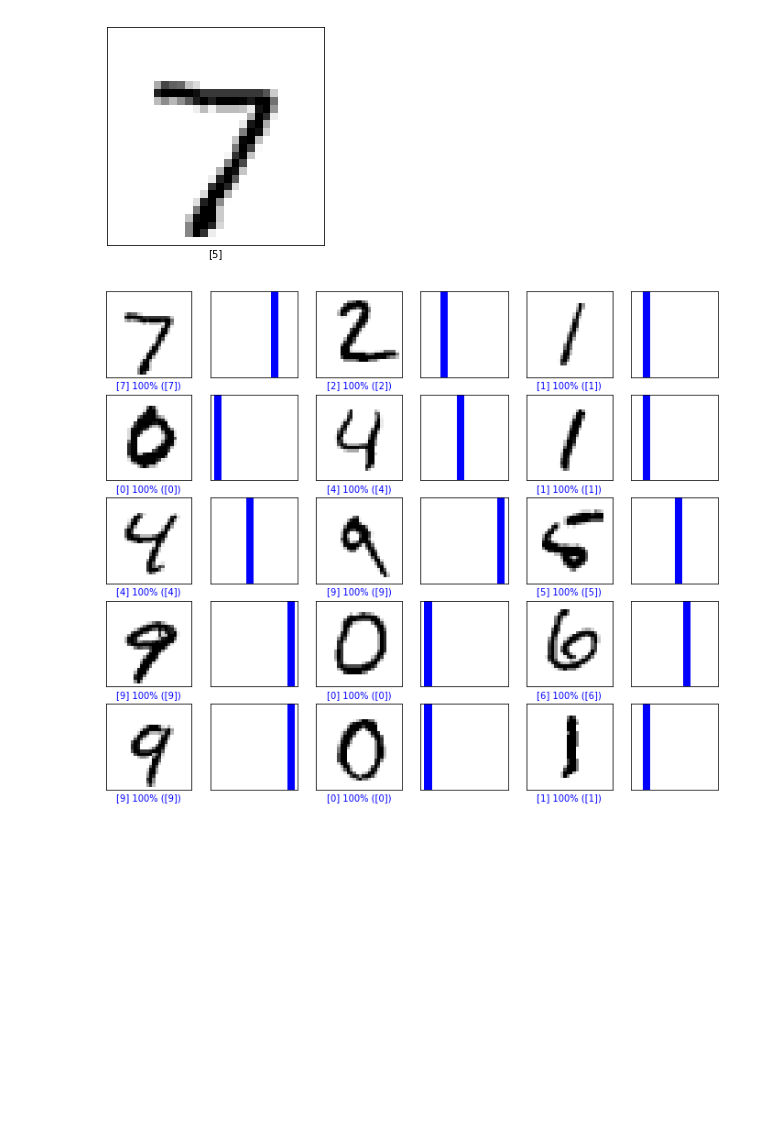
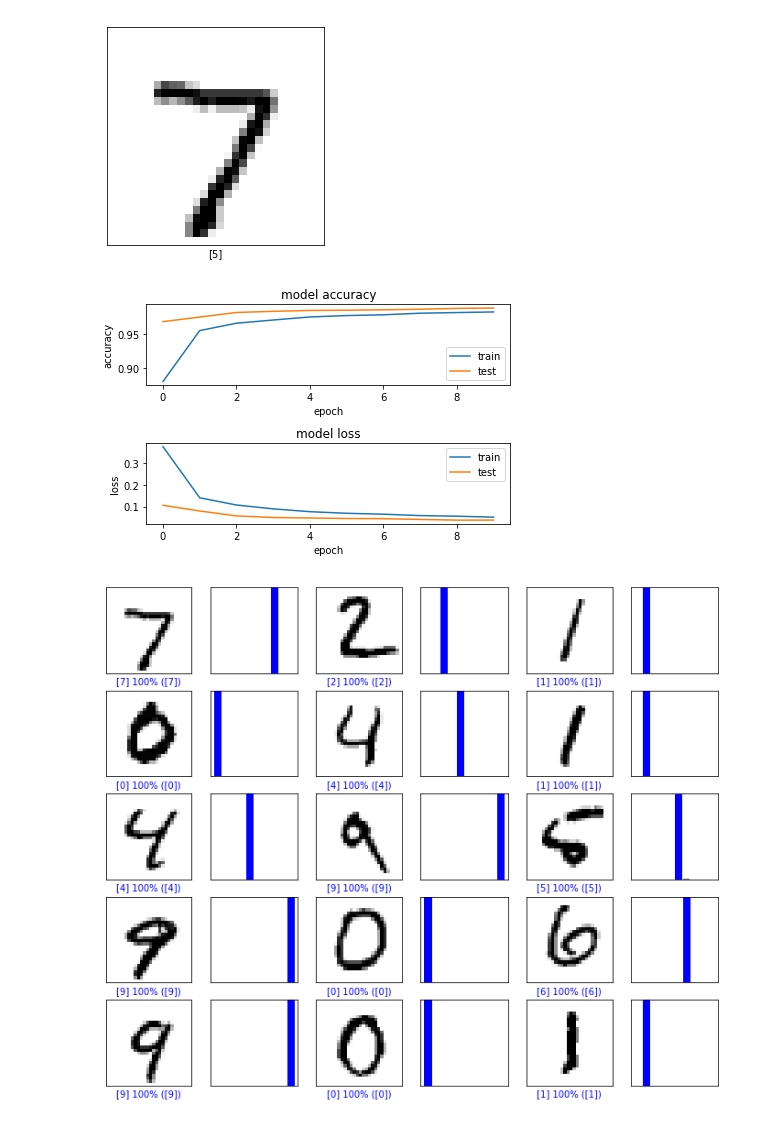
Before and after one commit to NehaCkumari/MNIST-Handwritten-Digit-Recognition-using-CNN, a Jupyter notebook: MNIST_Handwritten_Digit_Recognition_using_CNN.ipynb, the cells around one changed output. Cells and saved outputs as stored; diff of their text form; code cells hidden in the pictures; blank space fills up the shorter version.

```diff
--- a/MNIST_Handwritten_Digit_Recognition_using_CNN.ipynb
+++ b/MNIST_Handwritten_Digit_Recognition_using_CNN.ipynb
@@ -66,7 +68,7 @@ model.compile(loss='sparse_categorical_crossentropy',
 x_train = x_train.reshape(-1,28, 28,1)#Reshape for CNN
 x_test = x_test.reshape(-1,28, 28, 1)
 # %%
-model.fit(x_train, y_train,
+model_log=model.fit(x_train, y_train,
           batch_size=60,
           epochs=10,
           verbose=1,
@@ -122,6 +123,27 @@ plt.imshow(x_test[0],cmap=plt.cm.binary)
 # %% [output]
 <matplotlib.image.AxesImage at 0x...>
 [figure]
+# %%
+import os
+# plotting the metrics
+fig = plt.figure()
+plt.subplot(2,1,1)
+plt.plot(model_log.history['acc'])
+plt.plot(model_log.history['val_acc'])
+plt.title('model accuracy')
+plt.ylabel('accuracy')
+plt.xlabel('epoch')
+plt.legend(['train', 'test'], loc='lower right')
+plt.subplot(2,1,2)
+plt.plot(model_log.history['loss'])
+plt.plot(model_log.history['val_loss'])
+plt.title('model loss')
+plt.ylabel('loss')
+plt.xlabel('epoch')
+plt.legend(['train', 'test'], loc='upper right')
+plt.tight_layout()
+# %% [output]
+[figure, added]
 # %%
 def plot_image(i, predictions_array, true_label, img):
   predictions_array, true_label, img = predictions_array[i], true_label[i], img[i]
```
Also changed, not shown: parts of 7 cells of this notebook.
